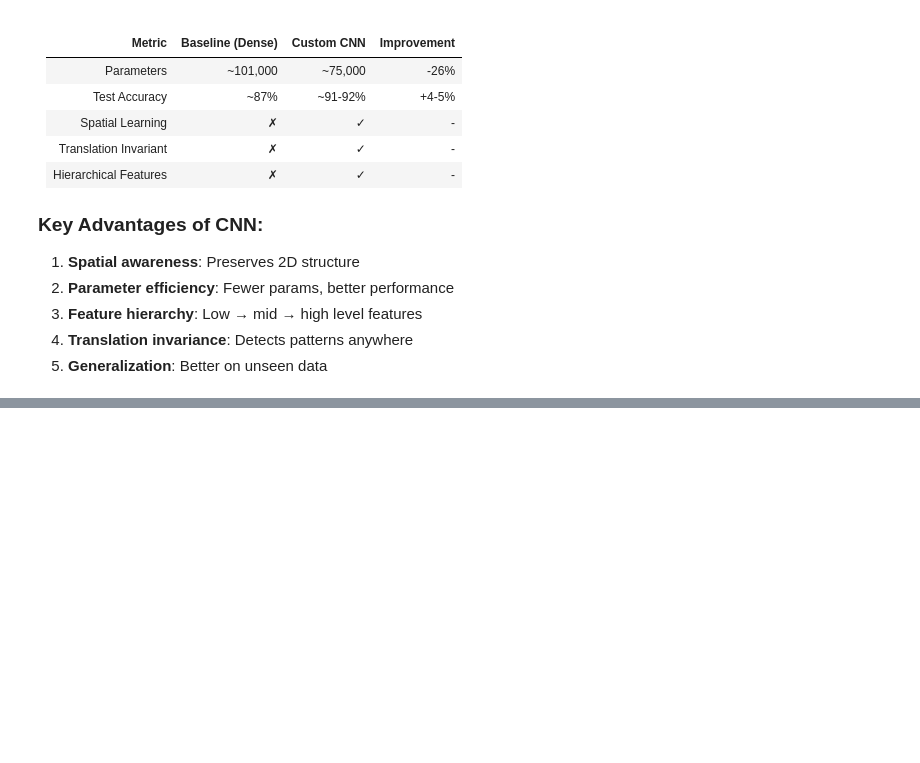
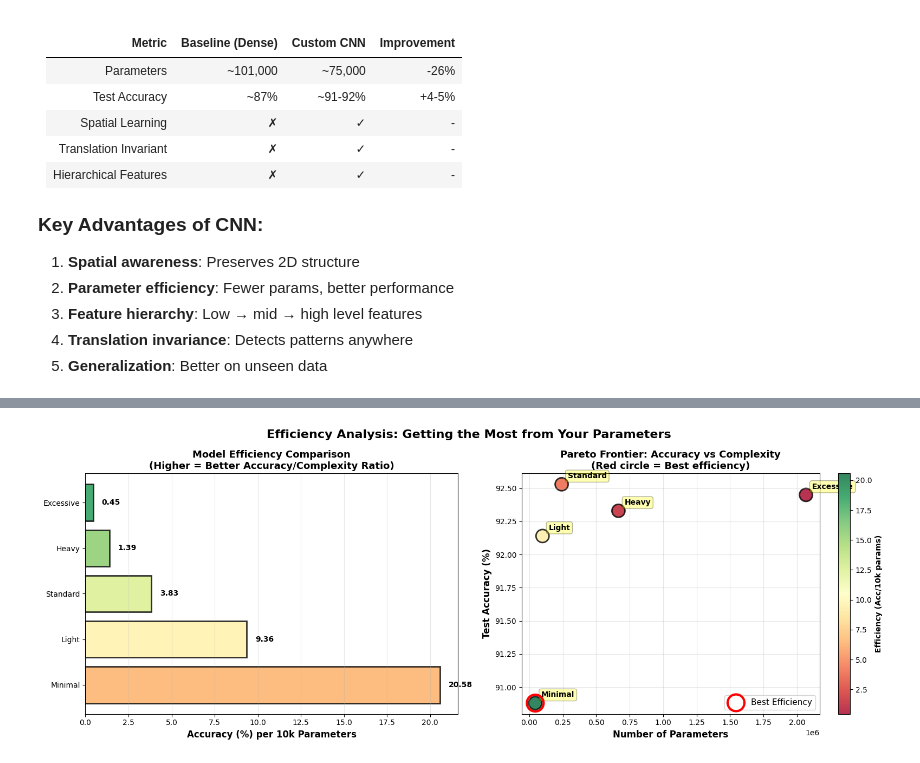
Before and after one commit to Carmo0982/Lab03TDSE, a Jupyter notebook: fashion_mnist_cnn_custom.ipynb, the cells around one changed output, grey strips where cells are left out. Saved outputs shown, nothing was run; the diff lists cells and outputs as text; code cells hidden in the pictures; blank space fills up the shorter version.

```diff
--- a/fashion_mnist_cnn_custom.ipynb
+++ b/fashion_mnist_cnn_custom.ipynb
@@ -564,0 +1166,75 @@ print("Model saved as 'fashion_mnist_cnn_custom.h5'")
+# %%
+# Efficiency Analysis: Accuracy per Parameter
+fig, axes = plt.subplots(1, 2, figsize=(16, 6))
+fig.suptitle('Efficiency Analysis: Getting the Most from Your Parameters',
+            fontsize=16, fontweight='bold')
+
+# Calculate efficiency metric: Accuracy per 10k parameters
+configs = list(results.keys())
+params = np.array([results[k]['params'] for k in configs])
+test_accs = np.array([results[k]['test_accuracy'] for k in configs])
+efficiency = (test_accs * 100) / (params / 10000)  # Accuracy per 10k params
+
+# Plot 1: Efficiency metric
+ax1 = axes[0]
+colors = plt.cm.RdYlGn(np.linspace(0.3, 0.9, len(configs)))
+bars = ax1.barh(configs, efficiency, color=colors, alpha=0.8, edgecolor='black', linewidth=2)
+ax1.set_xlabel('Accuracy (%) per 10k Parameters', fontsize=12, fontweight='bold')
+ax1.set_title('Model Efficiency Comparison\n(Higher = Better Accuracy/Complexity Ratio)',
+             fontsize=13, fontweight='bold')
+ax1.grid(axis='x', alpha=0.3)
+
+# Add value labels
+for bar, eff in zip(bars, efficiency):
+    ax1.text(eff + 0.5, bar.get_y() + bar.get_height()/2,
+            f'{eff:.2f}', va='center', fontsize=10, fontweight='bold')
+
+# Plot 2: Pareto frontier (Accuracy vs Parameters)
+ax2 = axes[1]
+scatter = ax2.scatter(params, test_accs * 100, s=300, c=efficiency,
+                     cmap='RdYlGn', alpha=0.8, edgecolors='black', linewidth=2)
+
+# Annotate each point
+for i, config in enumerate(configs):
+    ax2.annotate(config, (params[i], test_accs[i] * 100),
+                xytext=(8, 8), textcoords='offset points',
+                fontsize=10, fontweight='bold',
+                bbox=dict(boxstyle='round,pad=0.3', facecolor='yellow', alpha=0.3))
+
+# Mark the "sweet spot"
+best_efficiency_idx = np.argmax(efficiency)
+ax2.scatter(params[best_efficiency_idx], test_accs[best_efficiency_idx] * 100,
+           s=500, facecolors='none', edgecolors='red', linewidth=3,
+           label='Best Efficiency', zorder=10)
+
+ax2.set_xlabel('Number of Parameters', fontsize=12, fontweight='bold')
+ax2.set_ylabel('Test Accuracy (%)', fontsize=12, fontweight='bold')
+ax2.set_title('Pareto Frontier: Accuracy vs Complexity\n(Red circle = Best efficiency)',
+             fontsize=13, fontweight='bold')
+ax2.grid(True, alpha=0.3)
+ax2.legend(fontsize=11)
+
+# Add colorbar
+cbar = plt.colorbar(scatter, ax=ax2)
+cbar.set_label('Efficiency (Acc/10k params)', fontsize=10, fontweight='bold')
+
+plt.tight_layout()
+plt.show()
+
+# Print efficiency ranking
+print("\n" + "="*70)
+print("EFFICIENCY RANKING (Accuracy per 10k parameters)")
+print("="*70)
+efficiency_df = pd.DataFrame({
+    'Configuration': configs,
+    'Parameters': params,
+    'Test Accuracy (%)': test_accs * 100,
+    'Efficiency Score': efficiency
+}).sort_values('Efficiency Score', ascending=False)
+
+print(efficiency_df.to_string(index=False))
+print("="*70)
+print(f"\n🏆 Most Efficient: {efficiency_df.iloc[0]['Configuration']}")
+print(f"   Gets {efficiency_df.iloc[0]['Efficiency Score']:.2f} accuracy points per 10k parameters")
+# %% [output]
+[figure, added]
```
Also changed, not shown: parts of 31 cells of this notebook.
